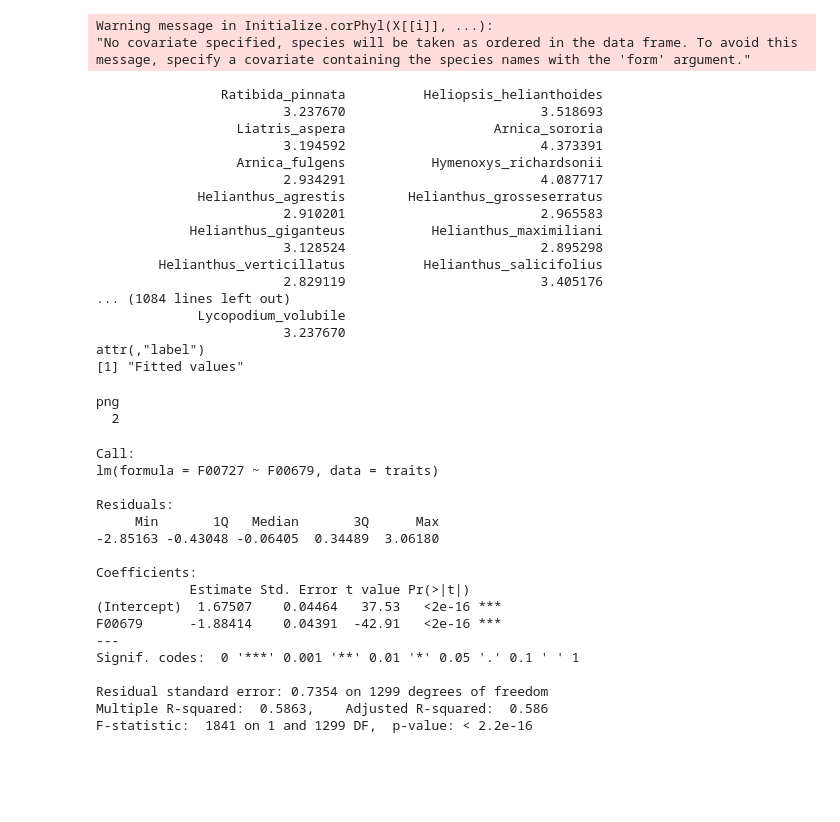
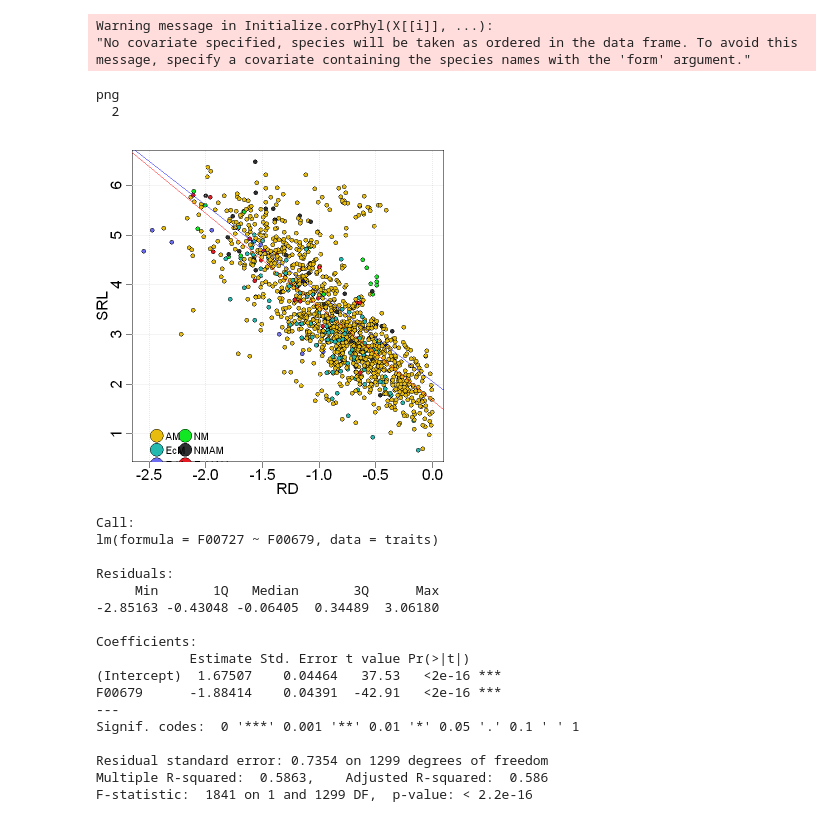
Before and after one commit to anoban/phd, a Jupyter notebook: R/notebooks/phylogenetics.ipynb, the cells around one changed output. Saved outputs shown, nothing was run; the diff lists cells and outputs as text; code cells hidden in the pictures; blank space fills up the shorter version.

```diff
--- a/R/notebooks/phylogenetics.ipynb
+++ b/R/notebooks/phylogenetics.ipynb
@@ -497,44 +511,27 @@ pgls_0 <- nlme::gls(F00727~F00679, data = subset(traits, state == "AM")[, c("F00
 Warning message in Initialize.corPhyl(X[[i]], ...):
 "No covariate specified, species will be taken as ordered in the data frame. To avoid this message, specify a covariate containing the species names with the 'form' argument."
 # %%
-predict(pgls_0, se.fit = TRUE, interval = "prediction", level = 0.95) # doesn't work for nlme models either
+# predict(pgls_0, se.fit = TRUE, interval = "prediction", level = 0.95) # doesn't work for nlme models either
-# %% [output]
-                Ratibida_pinnata          Heliopsis_helianthoides
-                        3.237670                         3.518693
-                  Liatris_aspera                   Arnica_sororia
-                        3.194592                         4.373391
-                  Arnica_fulgens           Hymenoxys_richardsonii
-                        2.934291                         4.087717
-             Helianthus_agrestis        Helianthus_grosseserratus
-                        2.910201                         2.965583
-            Helianthus_giganteus           Helianthus_maximiliani
-                        3.128524                         2.895298
-        Helianthus_verticillatus          Helianthus_salicifolius
-                        2.829119                         3.405176
-... (1084 lines left out)
-             Lycopodium_volubile
-                        3.237670
-attr(,"label")
-[1] "Fitted values"
 # %%
 #------------
 # SRL & RD
 #------------
 
 lmod <- lm(F00727 ~ F00679, data = traits)
 plmod <- phylolm::phylolm(F00727 ~ F00679, data = traits, model = "lambda", phy = tree)#, lower.bound = list(alpha=1e-10), upper.bound = list(alpha=10))
 
-png(filename = "../../plots/SRL-RD_FRED4.png", width = 10, height = 10, units = "in", res = 500)
+# png(filename = "../../plots/SRL-RD_FRED4.png", width = 10, height = 10, units = "in", res = 500)
 par(mar=c(3, 3, 1, 1))
 plot(F00727 ~ F00679, data = traits, xlab = "RD", ylab = "SRL", mgp=c(1.85, 0.7, 0), frame.plot = TRUE, pch = 21, bg = STATE_COLOURS[traits$state], cex.lab = 1.5, cex.axis = 1.5)
 grid()
 abline(lmod, col = "red")
 abline(plmod, col = "blue")
 legend(x = c(-2.5, -2.0), y = c(1, 1.2), legend = names(STATE_COLOURS), pt.bg = STATE_COLOURS, pch = 21, pt.cex = 3., horiz = FALSE, ncol = 2, bty = "n", y.intersp = 1.4, x.intersp = 1.2, text.width = 0.2)
 dev.off()
 # %% [output]
 png
   2
+[figure, added]
 # %%
 summary(lmod)
 # %% [output]
```
Also changed, not shown: parts of 3 cells of this notebook.
